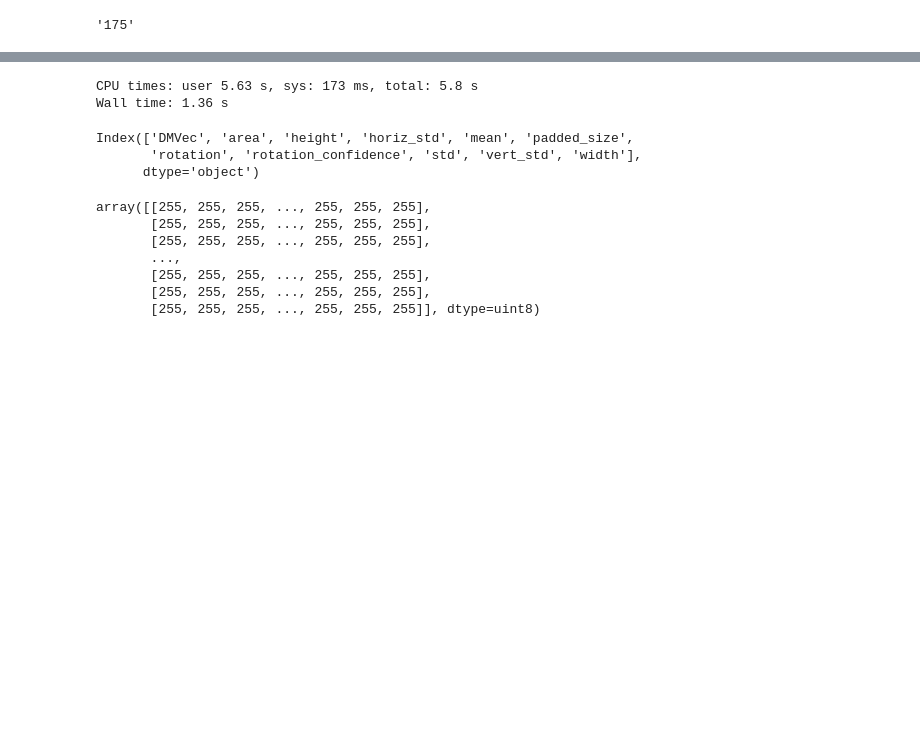
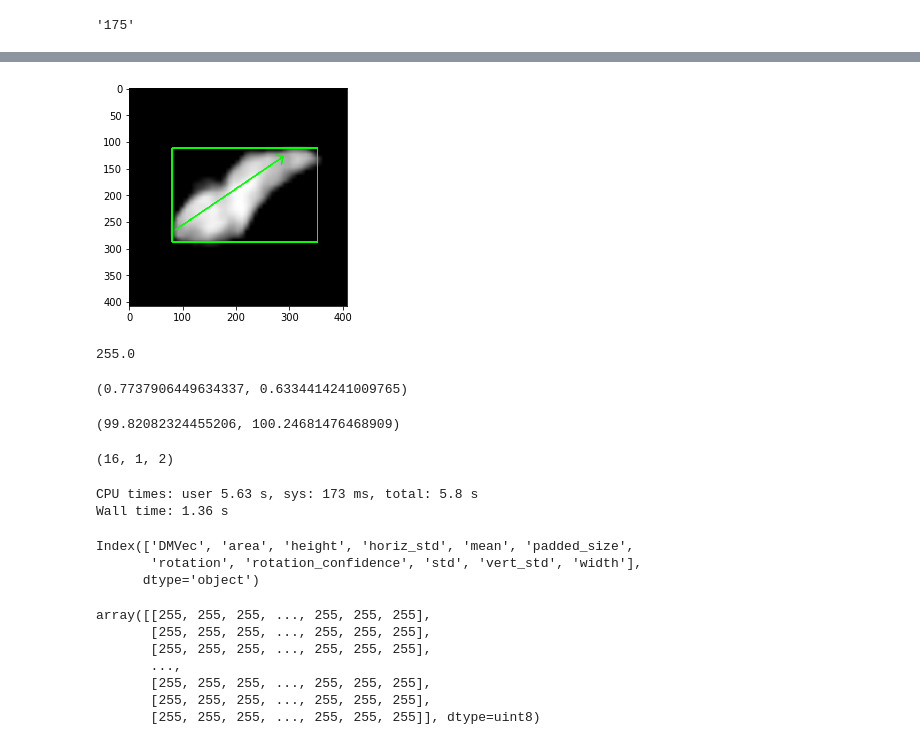
Before and after one commit to yoavfreund/shapeology_code, a Jupyter notebook: notebooks/Cell_generator.ipynb, the cells around one changed output, grey strips where cells are left out. Cells and saved outputs as stored; diff of their text form; code cells hidden in the pictures; blank space fills up the shorter version.

```diff
--- a/notebooks/Cell_generator.ipynb
+++ b/notebooks/Cell_generator.ipynb
@@ -58,0 +119,31 @@ extractor=patch_extractor(patch,params)
+# %%
+%%time
+from skimage.transform import rescale
+i = 23
+cell = cells[i]['padded_patch']
+angle = cells[i]['rotation']*np.pi/180.
+M = cv2.moments(cell)
+x=int(M['m10']/M['m00']-15*np.sin(angle))
+y=int(M['m01']/M['m00']-15*np.cos(angle))
+x_ = int(x + 30*np.sin(angle))
+y_ = int(y + 30*np.cos(angle))
+width = cells[i]['width']
+left = int((51-width)/2)+2
+right = left + width -1
+height = cells[i]['height']
+top = int((51-height)/2)
+down = top + height-1
+scale = 8
+cell = rescale(cell,scale,anti_aliasing=True)
+cell = cell/cell.max()*255
+cell = cell.astype(np.uint8)
+color = cv2.cvtColor(cell,cv2.COLOR_GRAY2RGB)
+# contours, hierarchy = cv2.findContours(cell, cv2.RETR_TREE, cv2.CHAIN_APPROX_SIMPLE)
+# convex_contour=cv2.convexHull(contours[0][:,0,:],returnPoints=True)
+# cv2.drawContours(color, contours,0,(0,255,0),1)
+color = cv2.rectangle(color.copy(), (scale*left,scale*top), (scale*right, scale*down), [0,255,0],2)
+color = color.astype(np.uint8)
+cv2.arrowedLine(color, (scale*x_, scale*y_), (scale*x,scale*y), [0,255,0],2,cv2.LINE_AA,0,0.06)
+plt.imshow(color, cmap='gray')
+cv2.imwrite('Features_template.tif', color)
+# %% [output]
@@ -59,3 +152,23 @@ extractor=patch_extractor(patch,params)
+[figure, added]
+# %%
+color.max()
+# %% [output]
+255.0
+# %%
+np.sin(angle), np.cos(angle)
+# %% [output]
+(0.7737906449634337, 0.6334414241009765)
+# %%
+M = cv2.moments(cell)
+x=M['m10']/M['m00']
+y=M['m01']/M['m00']
+x,y
+# %% [output]
+(99.82082324455206, 100.24681476468909)
+# %%
+convex_contour.shape
+# %% [output]
+(16, 1, 2)
 # %%
 %%time
 tile=cv2.imread(patch,0)
```
Also changed, not shown: parts of 8 cells of this notebook, 30 other files.
